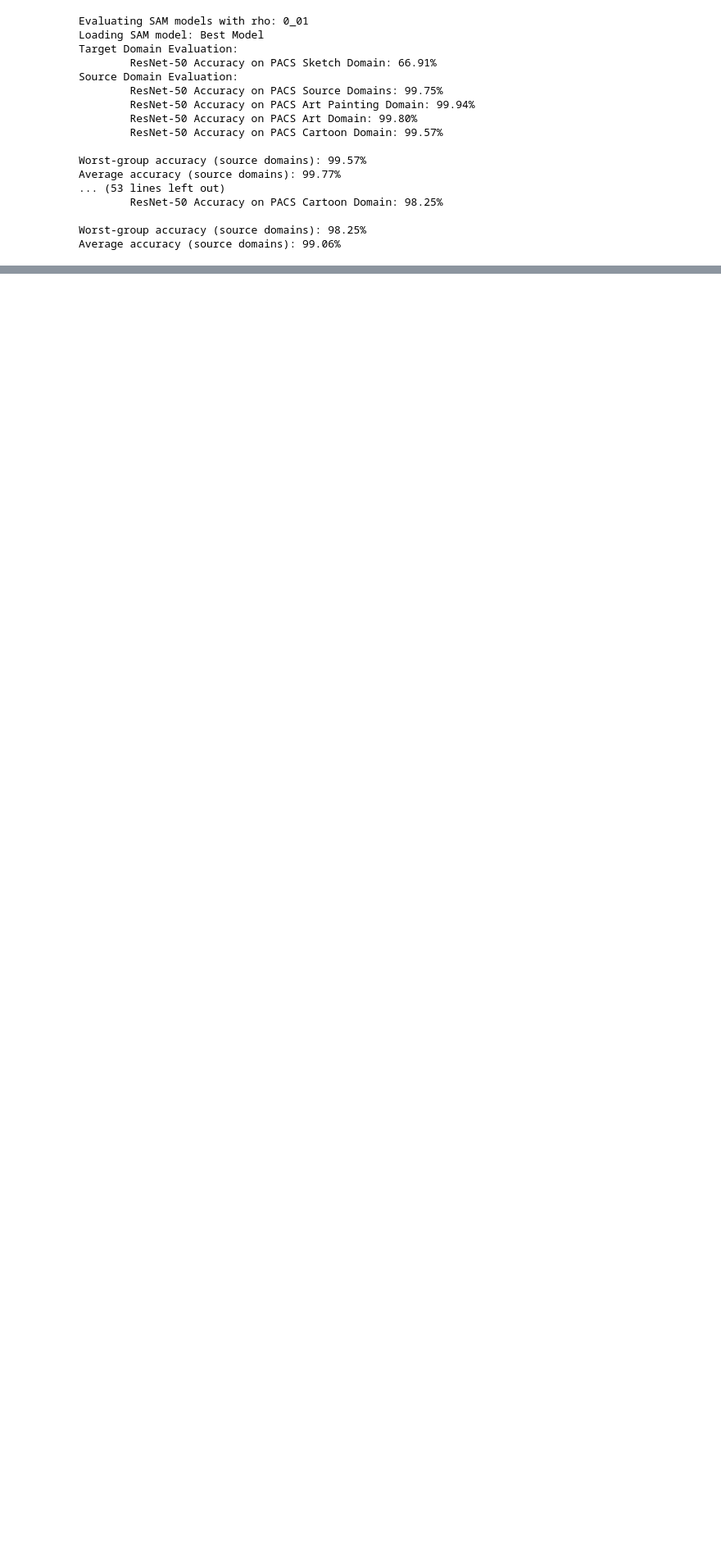
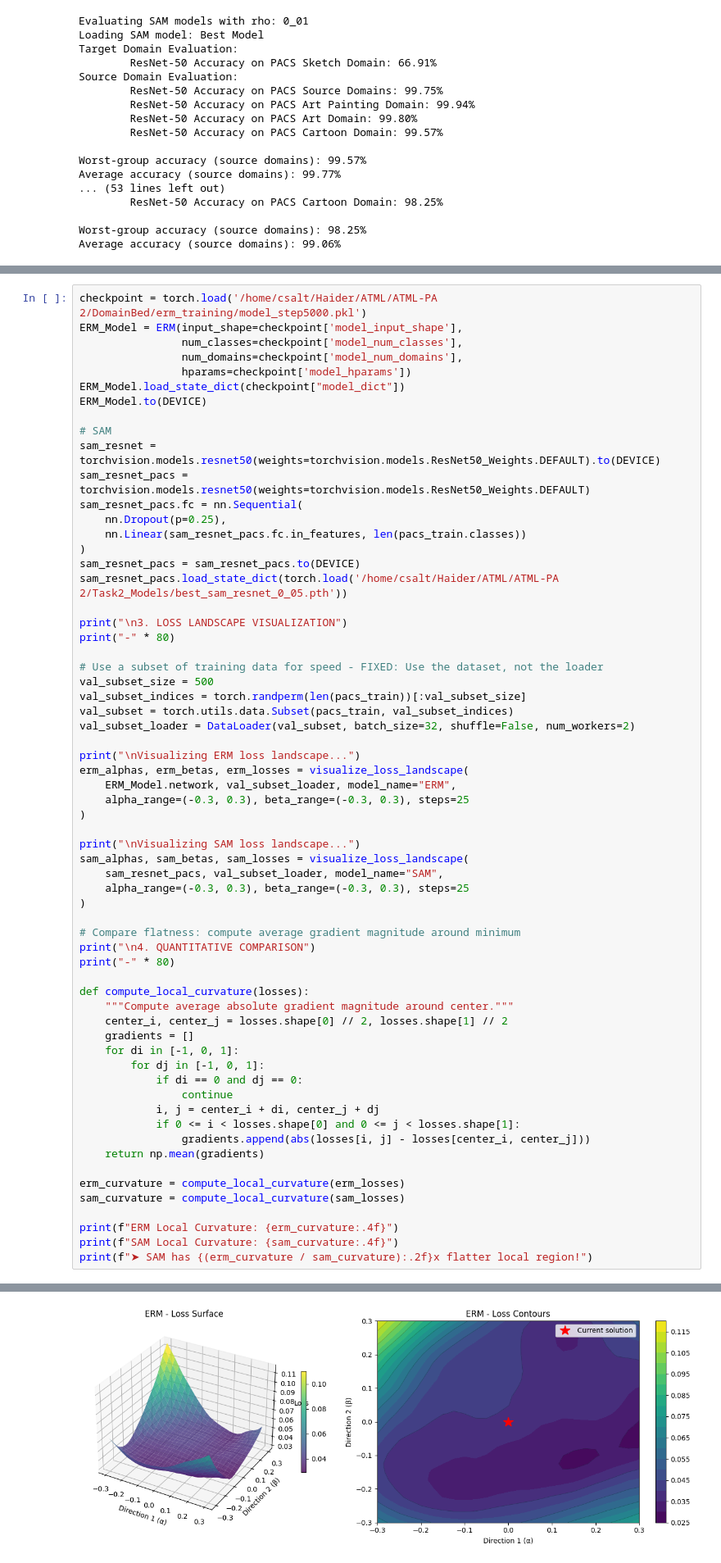
Before and after one commit to faaiz004/ATML-PA2, a Jupyter notebook: Task2_DomainBed.ipynb, the cells around one changed output, grey strips where cells are left out. Shown at 82% size. Saved outputs shown, nothing was run; the diff lists cells and outputs as text; blank space fills up the shorter version.

```diff
--- a/Task2_DomainBed.ipynb
+++ b/Task2_DomainBed.ipynb
@@ -1405,0 +1978,64 @@ print(f"➤ SAM has {(erm_curvature / sam_curvature):.2f}x flatter local region!
+# %%
+checkpoint = torch.load('/home/csalt/Haider/ATML/ATML-PA 2/DomainBed/erm_training/model_step5000.pkl')
+ERM_Model = ERM(input_shape=checkpoint['model_input_shape'],
+                num_classes=checkpoint['model_num_classes'],
+                num_domains=checkpoint['model_num_domains'],
+                hparams=checkpoint['model_hparams'])
+ERM_Model.load_state_dict(checkpoint["model_dict"])
+ERM_Model.to(DEVICE)
+
+# SAM
+sam_resnet = torchvision.models.resnet50(weights=torchvision.models.ResNet50_Weights.DEFAULT).to(DEVICE)
+sam_resnet_pacs = torchvision.models.resnet50(weights=torchvision.models.ResNet50_Weights.DEFAULT)
+sam_resnet_pacs.fc = nn.Sequential(
+    nn.Dropout(p=0.25),
+    nn.Linear(sam_resnet_pacs.fc.in_features, len(pacs_train.classes))
+)
+sam_resnet_pacs = sam_resnet_pacs.to(DEVICE)
+sam_resnet_pacs.load_state_dict(torch.load('/home/csalt/Haider/ATML/ATML-PA 2/Task2_Models/best_sam_resnet_0_05.pth'))
+
+print("\n3. LOSS LANDSCAPE VISUALIZATION")
+print("-" * 80)
+
+# Use a subset of training data for speed - FIXED: Use the dataset, not the loader
+val_subset_size = 500
+val_subset_indices = torch.randperm(len(pacs_train))[:val_subset_size]
+val_subset = torch.utils.data.Subset(pacs_train, val_subset_indices)
+val_subset_loader = DataLoader(val_subset, batch_size=32, shuffle=False, num_workers=2)
+
+print("\nVisualizing ERM loss landscape...")
+erm_alphas, erm_betas, erm_losses = visualize_loss_landscape(
+    ERM_Model.network, val_subset_loader, model_name="ERM",
+    alpha_range=(-0.3, 0.3), beta_range=(-0.3, 0.3), steps=25
+)
+
+print("\nVisualizing SAM loss landscape...")
+sam_alphas, sam_betas, sam_losses = visualize_loss_landscape(
+    sam_resnet_pacs, val_subset_loader, model_name="SAM",
+    alpha_range=(-0.3, 0.3), beta_range=(-0.3, 0.3), steps=25
+)
+
+# Compare flatness: compute average gradient magnitude around minimum
+print("\n4. QUANTITATIVE COMPARISON")
+print("-" * 80)
+
+def compute_local_curvature(losses):
+    """Compute average absolute gradient magnitude around center."""
+    center_i, center_j = losses.shape[0] // 2, losses.shape[1] // 2
+    gradients = []
+    for di in [-1, 0, 1]:
+        for dj in [-1, 0, 1]:
+            if di == 0 and dj == 0:
+                continue
+            i, j = center_i + di, center_j + dj
+            if 0 <= i < losses.shape[0] and 0 <= j < losses.shape[1]:
+                gradients.append(abs(losses[i, j] - losses[center_i, center_j]))
+    return np.mean(gradients)
+
+erm_curvature = compute_local_curvature(erm_losses)
+sam_curvature = compute_local_curvature(sam_losses)
+
+print(f"ERM Local Curvature: {erm_curvature:.4f}")
+print(f"SAM Local Curvature: {sam_curvature:.4f}")
+print(f"➤ SAM has {(erm_curvature / sam_curvature):.2f}x flatter local region!")
+# %% [output]
@@ -1405,0 +2047 @@ print(f"➤ SAM has {(erm_curvature / sam_curvature):.2f}x flatter local region!
+[figure, added]
```
Also changed, not shown: parts of 15 cells of this notebook, 3 other files.
